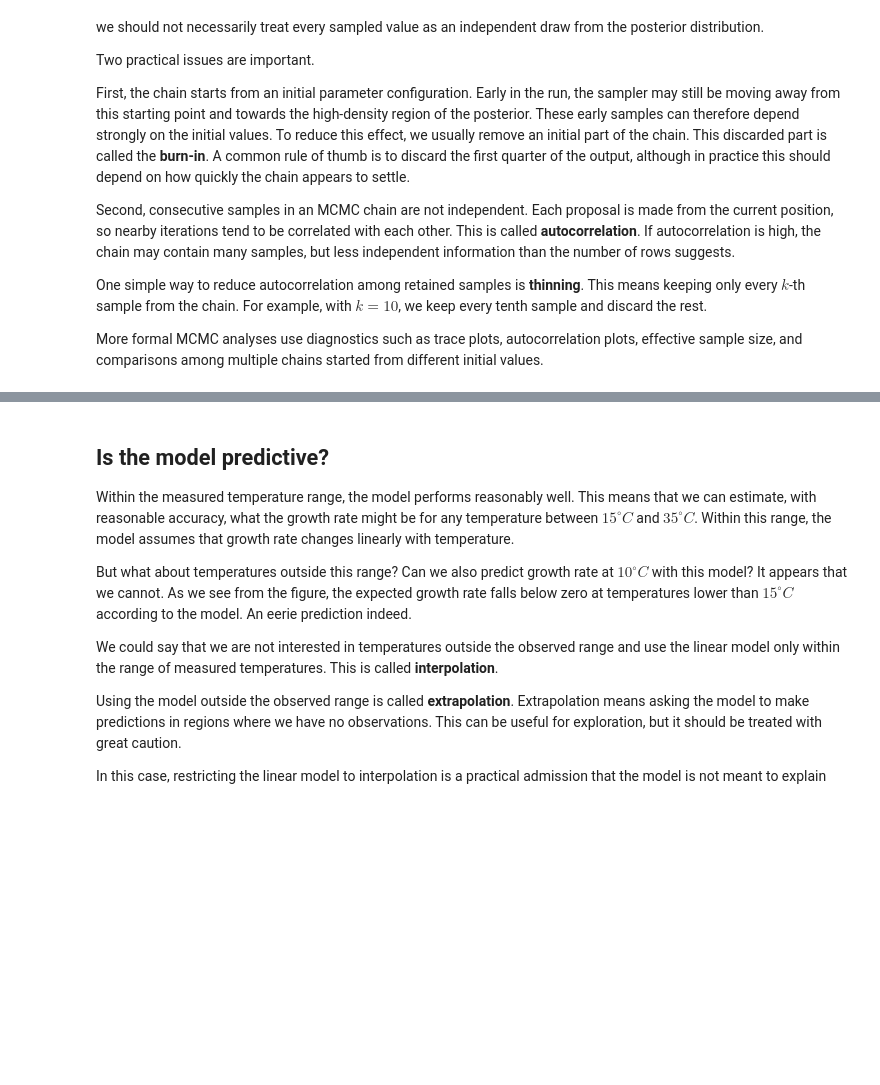
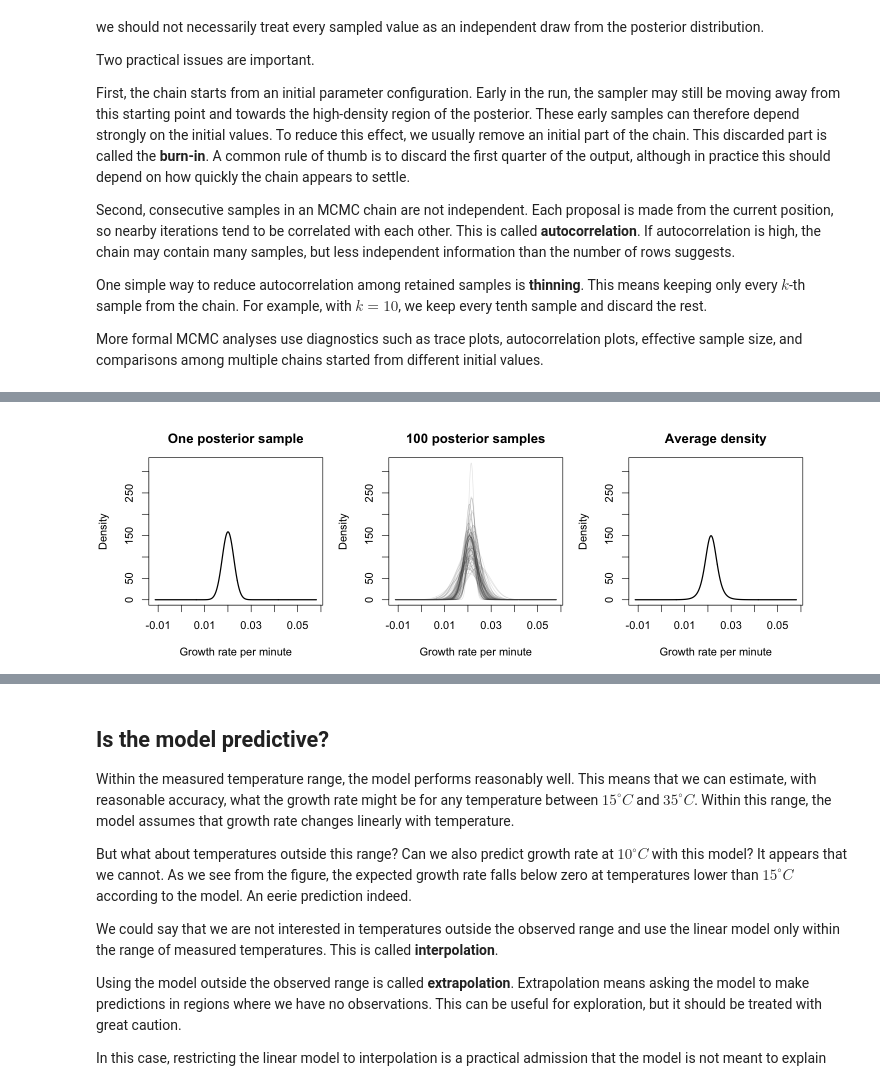
Before and after one commit to kerguler/vector-modelling-tutorials, a Jupyter notebook: tutorials/MathMod/T03_IMM_regression.ipynb, the cells around one changed output, grey strips where cells are left out. Saved outputs shown, nothing was run; the diff lists cells and outputs as text; code cells hidden in the pictures; blank space fills up the shorter version.

```diff
--- a/tutorials/MathMod/T03_IMM_regression.ipynb
+++ b/tutorials/MathMod/T03_IMM_regression.ipynb
@@ -763,0 +730,62 @@ points(d$T.C, d$rate.per.minute, pch = 16)
+# %%
+## Three-panel illustration of posterior predictive density at T = 25
+
+T0 <- 25
+
+## Number of individual posterior samples to show in panel 2
+N_show <- 100
+
+## Means and standard deviations implied by retained samples at T = 25
+mu_all <- post_thin$a * T0 + post_thin$b
+sd_all <- post_thin$sigma
+
+## Growth-rate grid for plotting densities
+rho_grid <- seq(min(mu_all - 4 * sd_all), max(mu_all + 4 * sd_all), length.out = 500)
+
+## Panel 1: density from first retained MCMC sample
+mu_1 <- mu_all[1]
+sd_1 <- sd_all[1]
+
+dens_1 <- dnorm(rho_grid, mean = mu_1, sd = sd_1)
+
+## Panel 2: densities from 100 retained samples
+dens_show <- sapply(1:N_show, function(j) {
+  dnorm(rho_grid, mean = mu_all[j], sd = sd_all[j])
+})
+
+## Panel 3: average density over all retained samples
+dens_mean <- sapply(rho_grid, function(rho_val) {
+  mean(dnorm(rho_val, mean = mu_all, sd = sd_all))
+})
+
+## Common y-axis range
+ylim_all <- range(dens_1, dens_show, dens_mean)
+
+old_options <- options(repr.plot.width = 12,
+                       repr.plot.height = 4)
+
+par(bg = "white", mfrow = c(1, 3), mar = c(4, 4, 3, 1), cex = 1.1)
+
+## Panel 1
+plot(rho_grid, dens_1,
+     type = "l", lwd = 2, ylim = ylim_all,
+     xlab = "Growth rate per minute", ylab = "Density", main = "One posterior sample")
+
+## Panel 2
+plot(rho_grid, dens_show[, 1],
+     type = "n", ylim = ylim_all,
+     xlab = "Growth rate per minute", ylab = "Density", main = "100 posterior samples")
+
+for (j in seq_len(ncol(dens_show))) {
+  lines(rho_grid, dens_show[, j], col = adjustcolor("grey30", alpha.f = 0.15), lwd = 1)
+}
+
+## Panel 3
+plot(rho_grid, dens_mean,
+     type = "l", lwd = 2, ylim = ylim_all,
+     xlab = "Growth rate per minute", ylab = "Density", main = "Average density")
+
+options(old_options)
+par(mfrow = c(1, 1))
+# %% [output]
+[figure, added]
```
Also changed, not shown: parts of 8 cells of this notebook.
